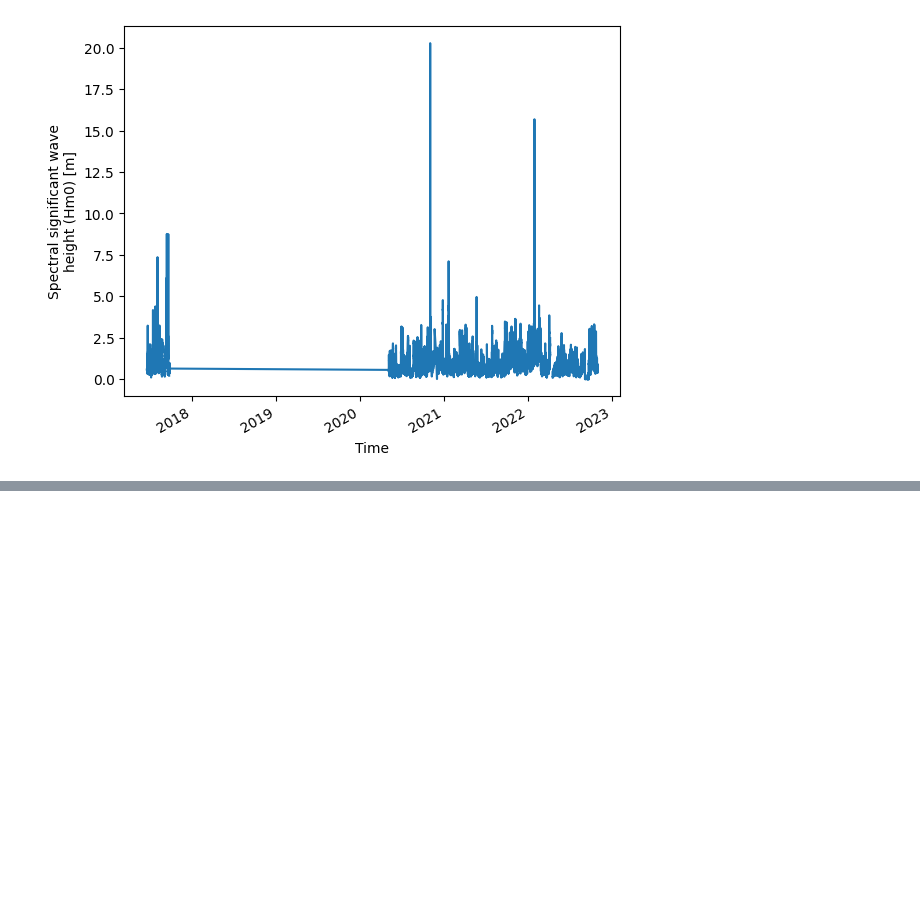
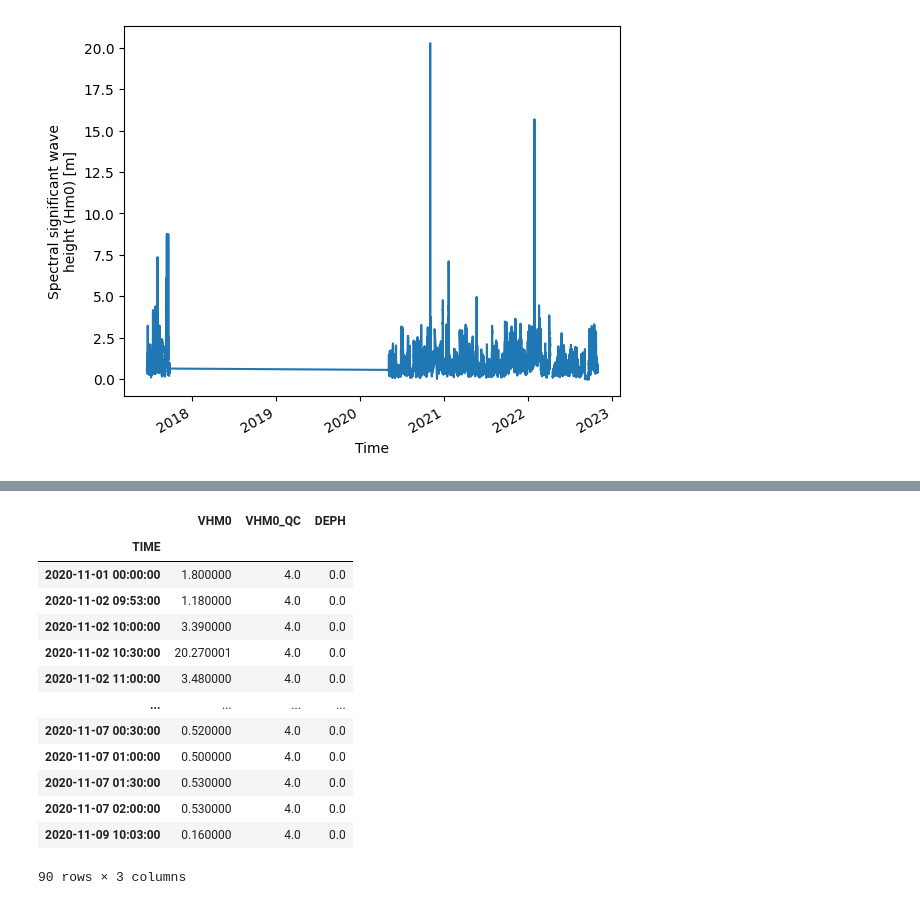
Before and after one commit to DHI/watobs, a Jupyter notebook: notebooks/CMEMS_in_situ_data.ipynb, the cells around one changed output, grey strips where cells are left out. Saved outputs shown, nothing was run; the diff lists cells and outputs as text; code cells hidden in the pictures; blank space fills up the shorter version.

```diff
--- a/notebooks/CMEMS_in_situ_data.ipynb
+++ b/notebooks/CMEMS_in_situ_data.ipynb
@@ -163,0 +214,17 @@ ds.VHM0.isel(DEPTH=0).plot()
+# %%
+ds.isel(DEPTH=0).sel(TIME=slice("2020-11-01","2020-11-09"))[['VHM0','VHM0_QC']].to_dataframe()
+# %% [output]
+|  | VHM0 | VHM0_QC | DEPH |
+| TIME |  |  |  |
+| 2020-11-01 00:00:00 | 1.800000 | 4.0 | 0.0 |
+| 2020-11-02 09:53:00 | 1.180000 | 4.0 | 0.0 |
+| 2020-11-02 10:00:00 | 3.390000 | 4.0 | 0.0 |
+| 2020-11-02 10:30:00 | 20.270001 | 4.0 | 0.0 |
+| 2020-11-02 11:00:00 | 3.480000 | 4.0 | 0.0 |
+| ... | ... | ... | ... |
+| 2020-11-07 00:30:00 | 0.520000 | 4.0 | 0.0 |
+| 2020-11-07 01:00:00 | 0.500000 | 4.0 | 0.0 |
+| 2020-11-07 01:30:00 | 0.530000 | 4.0 | 0.0 |
+| 2020-11-07 02:00:00 | 0.530000 | 4.0 | 0.0 |
+| 2020-11-09 10:03:00 | 0.160000 | 4.0 | 0.0 |
+90 rows × 3 columns
```
Also changed, not shown: parts of 10 cells of this notebook.
